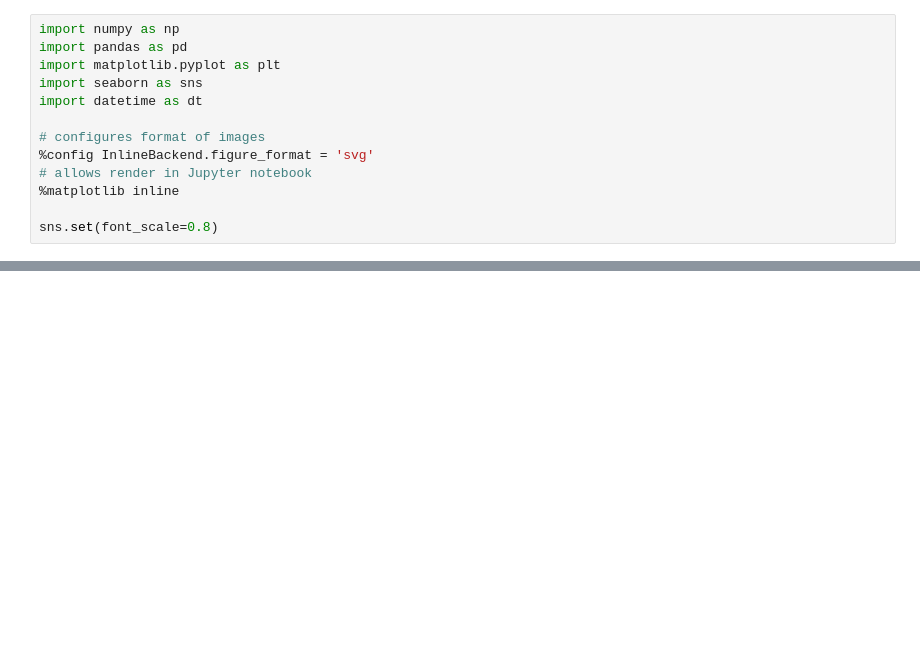
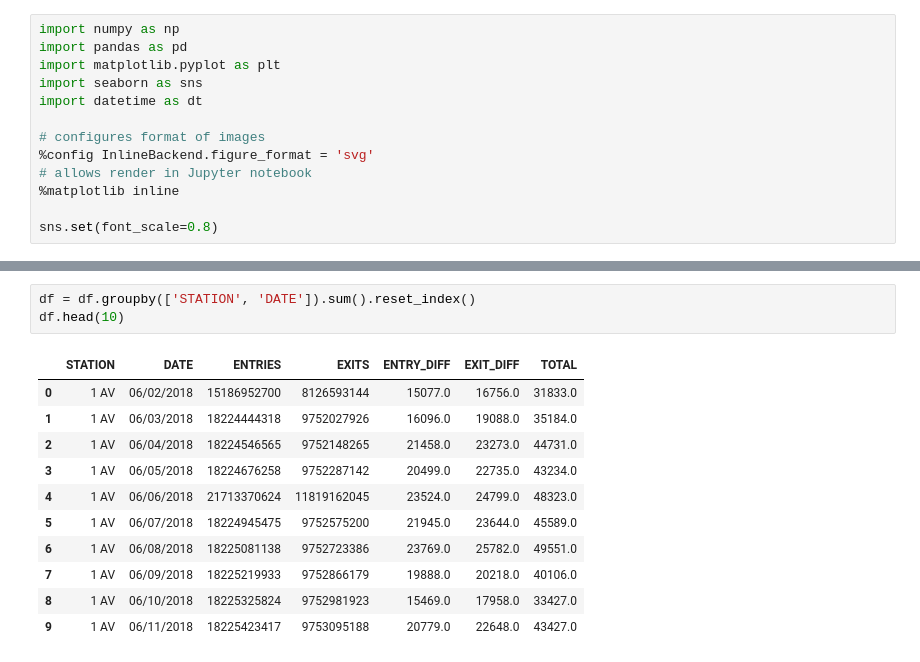
Before and after one commit to anjumorris/Project_Benson, a Jupyter notebook: notebooks/benson_heatmap.ipynb, the cells around one changed output, grey strips where cells are left out. Cells and saved outputs as stored; diff of their text form; blank space fills up the shorter version.

```diff
--- a/notebooks/benson_heatmap.ipynb
+++ b/notebooks/benson_heatmap.ipynb
@@ -22,0 +48,15 @@ df.head(2)
+# %%
+df = df.groupby(['STATION', 'DATE']).sum().reset_index()
+df.head(10)
+# %% [output]
+|  | STATION | DATE | ENTRIES | EXITS | ENTRY_DIFF | EXIT_DIFF | TOTAL |
+| 0 | 1 AV | 06/02/2018 | 15186952700 | 8126593144 | 15077.0 | 16756.0 | 31833.0 |
+| 1 | 1 AV | 06/03/2018 | 18224444318 | 9752027926 | 16096.0 | 19088.0 | 35184.0 |
+| 2 | 1 AV | 06/04/2018 | 18224546565 | 9752148265 | 21458.0 | 23273.0 | 44731.0 |
+| 3 | 1 AV | 06/05/2018 | 18224676258 | 9752287142 | 20499.0 | 22735.0 | 43234.0 |
+| 4 | 1 AV | 06/06/2018 | 21713370624 | 11819162045 | 23524.0 | 24799.0 | 48323.0 |
+| 5 | 1 AV | 06/07/2018 | 18224945475 | 9752575200 | 21945.0 | 23644.0 | 45589.0 |
+| 6 | 1 AV | 06/08/2018 | 18225081138 | 9752723386 | 23769.0 | 25782.0 | 49551.0 |
+| 7 | 1 AV | 06/09/2018 | 18225219933 | 9752866179 | 19888.0 | 20218.0 | 40106.0 |
+| 8 | 1 AV | 06/10/2018 | 18225325824 | 9752981923 | 15469.0 | 17958.0 | 33427.0 |
+| 9 | 1 AV | 06/11/2018 | 18225423417 | 9753095188 | 20779.0 | 22648.0 | 43427.0 |
```
Also changed, not shown: parts of 9 cells of this notebook.
